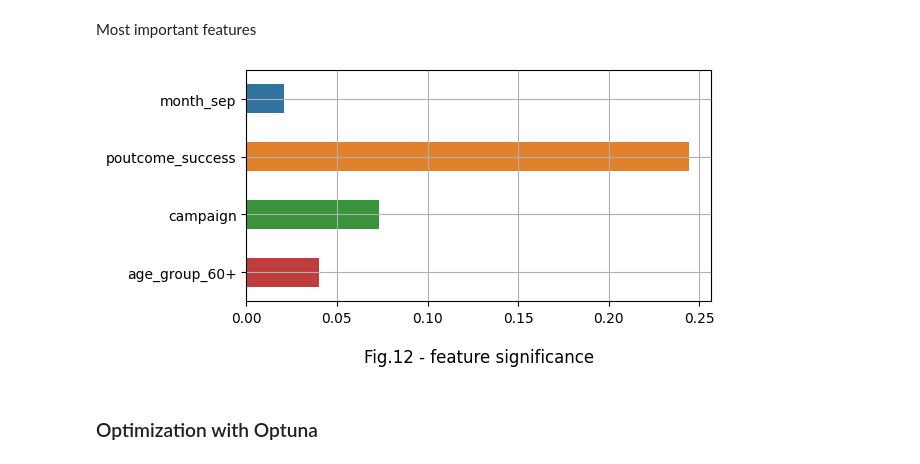
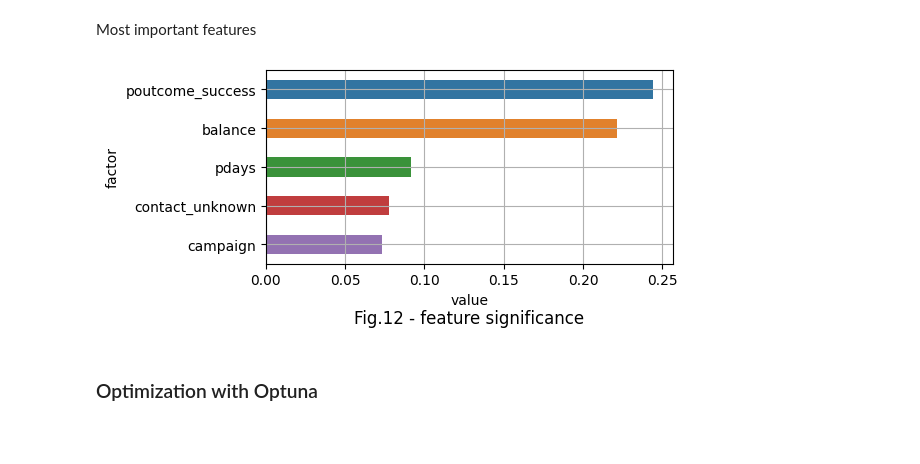
Before and after one commit to Alex1iv/Deposit-subscription, a Jupyter notebook: notebooks/Project_en.ipynb, the cells around one changed output. Saved outputs shown, nothing was run; the diff lists cells and outputs as text; code cells hidden in the pictures; blank space fills up the shorter version.

Commit message:
upd figures title

```diff
--- a/notebooks/Project_en.ipynb
+++ b/notebooks/Project_en.ipynb
@@ -849,7 +849,7 @@ estimators = [
     )
 ]
 
-stack = ensemble.StackingClassifier(
+stack = StackingClassifier(
     estimators,
     final_estimator=linear_model.LogisticRegression(random_state=random_seed)
 )
@@ -906,26 +906,28 @@ Most important features
 # %%
 # arrays names and values
 f_keys, f_values = np.array(X_train.columns), gb.feature_importances_
 # sort and reverse arrays
 idx   = np.argsort(f_values)[::-1]
 
 f_keys, f_values = np.array(f_keys)[idx], np.array(f_values)[idx]
 
 # Table
 f_keys, f_values = np.array(f_keys)[idx], np.array(f_values)[idx]
-pd.DataFrame({'name':f_keys,
+
+factors = pd.DataFrame({'factor':f_keys,
               'value':f_values
 }).sort_values(by='value', ascending=False).head(5)
 
 # display a bar chart
 fig, ax = plt.subplots(figsize=(6, 3))
-sns.barplot(x=f_values[:4], y=f_keys[:4], width=0.5)
+sns.barplot(factors, x='value', y='factor', width=0.5)
 ax.grid()
-ax.set_title('Fig.12 - feature significance', y=-0.3);
+ax.set_title('Fig.12 - feature significance', y=-0.35);
+plt.tight_layout()
 
 plt.savefig('../figures/fig_12.png')
 # %% [output]
-[figure, old version]
+[figure, new version]
 # %% [markdown]
 ### Optimization with Optuna
 # %%
```
Also changed, not shown: parts of 8 cells of this notebook, 4 other files.
